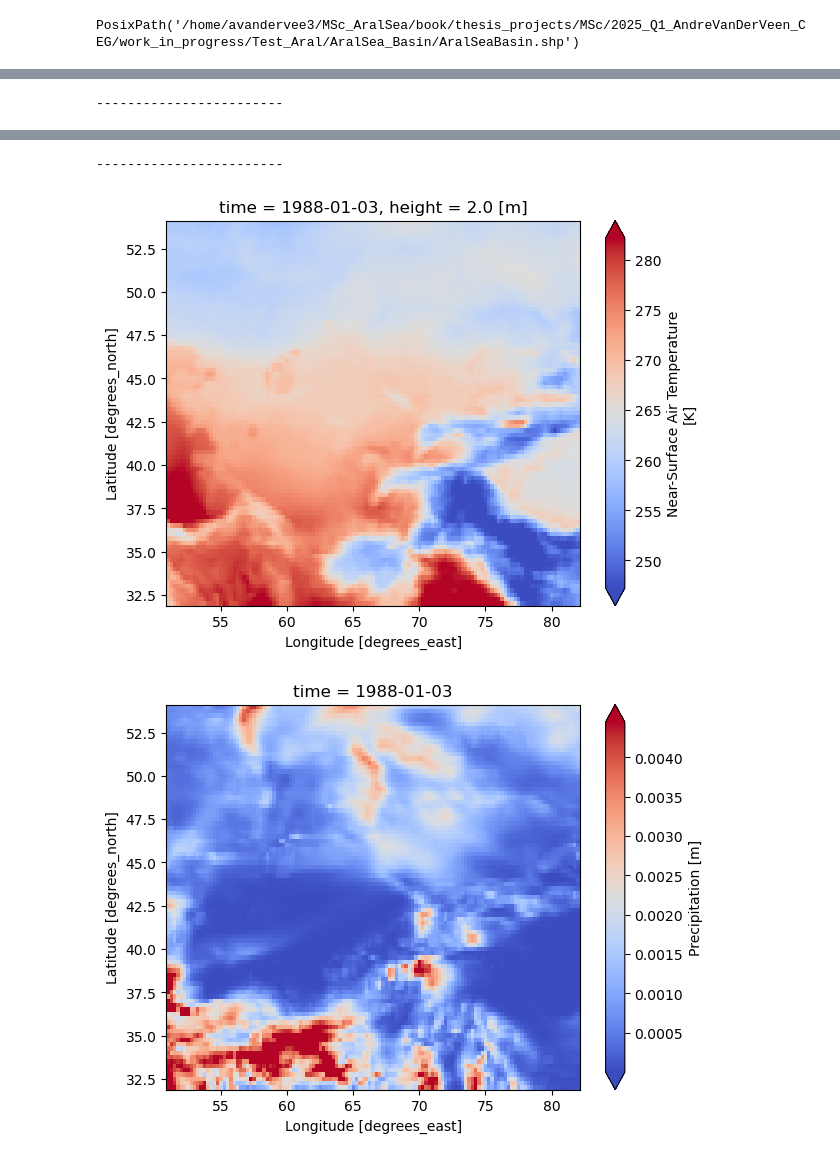
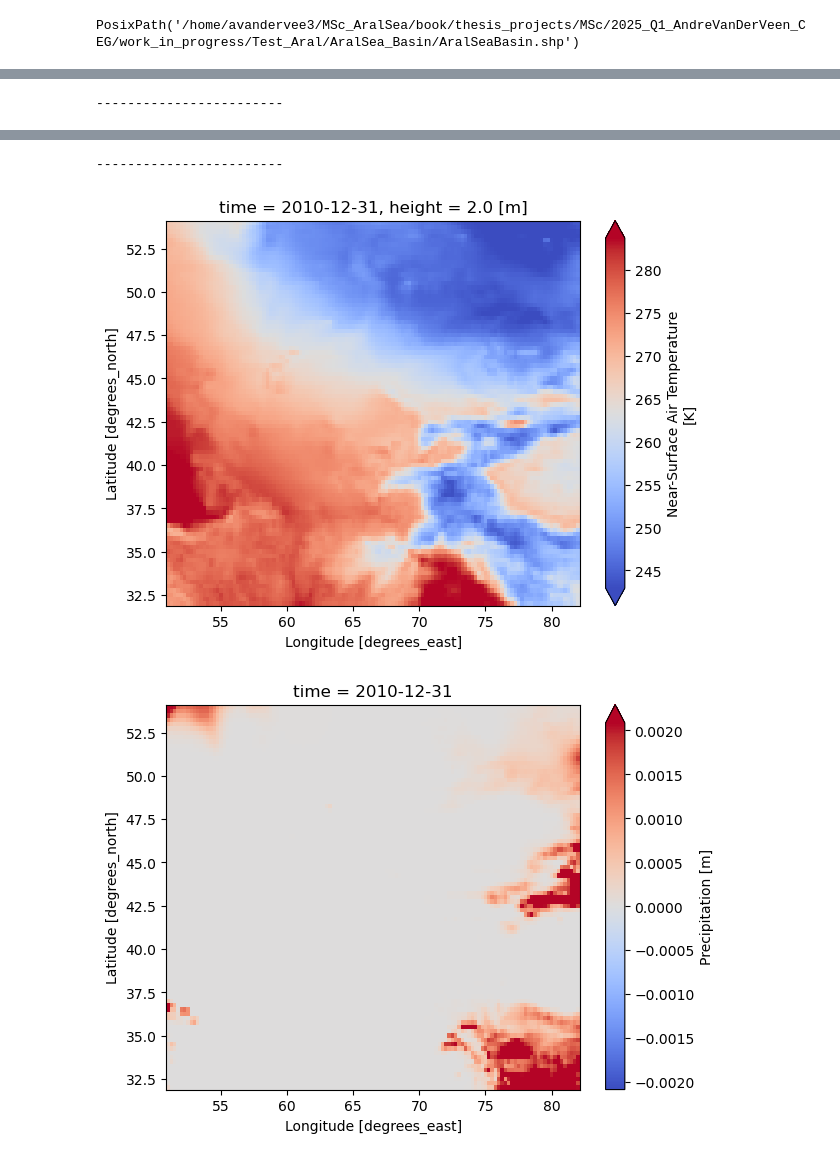
Before and after one commit to andrevdv/MSc_AralSea, a Jupyter notebook: book/thesis_projects/MSc/2025_Q1_AndreVanDerVeen_CEG/work_in_progress/Test_Aral/Aral_Forcing.ipynb, the cells around one changed output, grey strips where cells are left out. Drawn from its saved outputs; the diff is of its cells as text; code cells hidden in the pictures.

```diff
--- a/book/thesis_projects/MSc/2025_Q1_AndreVanDerVeen_CEG/work_in_progress/Test_Aral/Aral_Forcing.ipynb
+++ b/book/thesis_projects/MSc/2025_Q1_AndreVanDerVeen_CEG/work_in_progress/Test_Aral/Aral_Forcing.ipynb
@@ -19,8 +19,8 @@ import ewatercycle.forcing
 station_id = "AralSeaBasin"
 shape_file_name = "AralSeaBasin"
 
-experiment_start_date="1989-01-01T00:00:00Z"
-experiment_end_date="1992-12-31T00:00:00Z"
+experiment_start_date="2010-09-01T00:00:00Z"
+experiment_end_date="2010-12-31T00:00:00Z"
 # %%
 shapefile_path = (
     Path.cwd()
@@ -36,7 +36,7 @@ PosixPath('/home/avandervee3/MSc_AralSea/book/thesis_projects/MSc/2025_Q1_AndreV
 
 forcing_path_pcrglobwb = (
     Path.cwd()
-    / "forcing_8992"
+    / "forcing_1010"
     / station_id
     / "pcrglobwb"
 )
@@ -85,5 +85,5 @@ for file_name in [pcrglobwb_forcing.temperatureNC, pcrglobwb_forcing.precipitati
     print(dataset)
     print("------------------------")
     var = list(dataset.data_vars.keys())[0]
-    dataset[var].isel(time=1).plot(cmap="coolwarm", robust=True, size=5)
+    dataset[var].isel(time=-1).plot(cmap="coolwarm", robust=True, size=5)
 # %% [output]
@@ -118,9 +118,9 @@ Data variables:
     lat_bnds   (lat, bnds) float32 712B 54.12 53.88 53.88 ... 32.12 32.12 31.88
     lon_bnds   (lon, bnds) float32 1kB 50.88 51.12 51.12 ... 81.88 81.88 82.12
 Attributes:
     Conventions:  CF-1.7
     software:     Created with ESMValTool v2.11.1
     caption:      Forcings for the PCR-GLOBWB hydrological model.
 ------------------------
-[figure, old version]
+[figure, new version]
-[figure, old version]
+[figure, new version]
```
Also changed, not shown: parts of 3 cells of this notebook, 7 other files.
